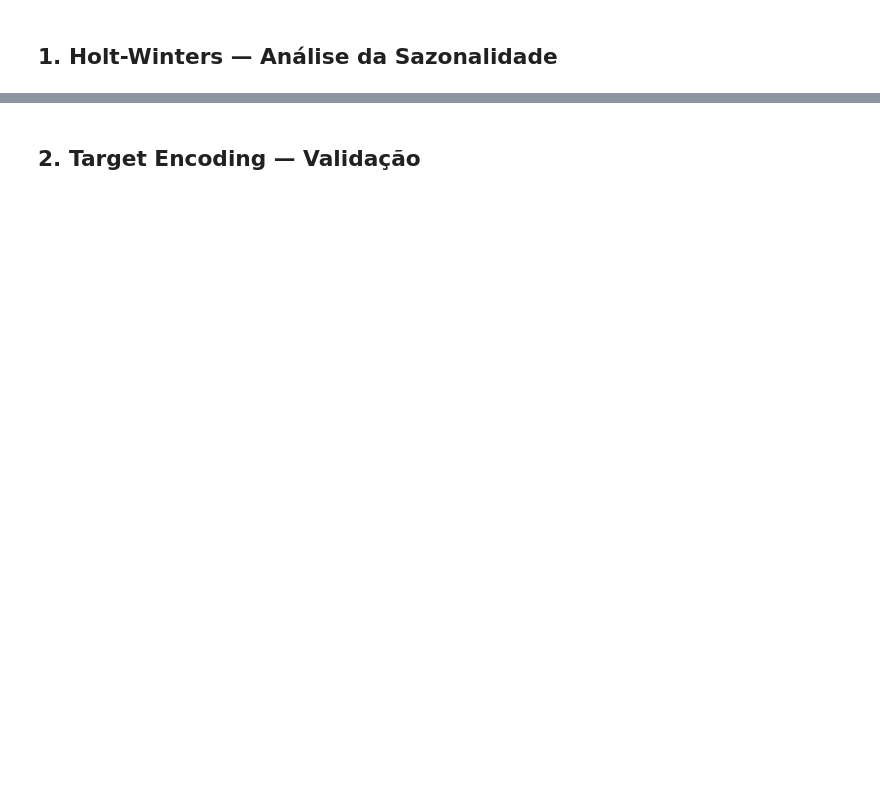
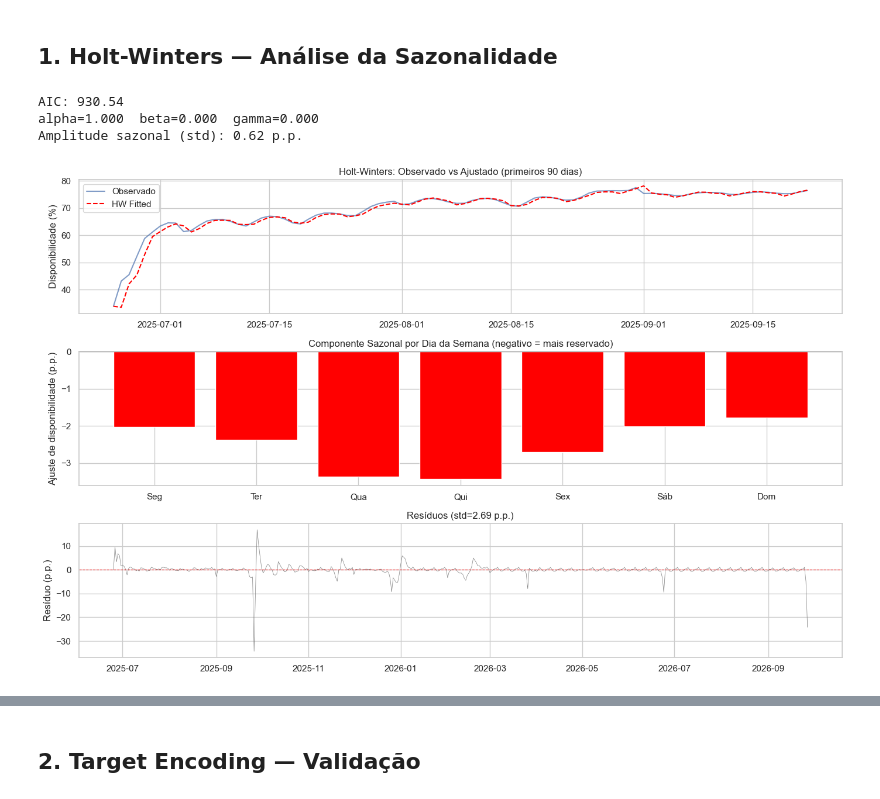
Before and after one commit to Caio-Fis/airbnb-price-optimizer-rio, a Jupyter notebook: notebooks/02_feature_engineering.ipynb, the cells around one changed output, grey strips where cells are left out. Drawn from its saved outputs; the diff is of its cells as text; code cells hidden in the pictures; blank space fills up the shorter version.

```diff
--- a/notebooks/02_feature_engineering.ipynb
+++ b/notebooks/02_feature_engineering.ipynb
@@ -26,63 +30,80 @@ PROCESSED_PATH = Path('../data/processed')
 # %% [markdown]
 ## 1. Holt-Winters — Análise da Sazonalidade
 # %%
+# Holt-Winters sobre disponibilidade diária
+# (preço do calendário é 100% nulo nesse scrape do Inside Airbnb para o Rio)
 import pandas as pd
 import numpy as np
 from statsmodels.tsa.holtwinters import ExponentialSmoothing
 from pathlib import Path
 
-RAW_PATH = Path('../data/raw')
-CITY = 'rio-de-janeiro'
+PROCESSED_PATH = Path('../data/processed')
 
-calendar = pd.read_csv(RAW_PATH / f'{CITY}_calendar.csv.gz', compression='gzip', parse_dates=['date'])
-calendar['price_num'] = (
-    calendar['price'].astype(str)
-    .str.replace(r'[$,]', '', regex=True)
-    .astype(float)
-)
-daily = calendar.groupby('date')['price_num'].median().sort_index().asfreq('D').interpolate()
+def load_calendar_avail(snapshot: str) -> pd.Series:
+    """Lê Parquet do calendário e retorna taxa de disponibilidade diária (%)."""
+    df = pd.read_parquet(
+        PROCESSED_PATH / f'calendar_{snapshot}.parquet',
+        columns=['date', 'available'],
+    )
+    df['is_avail'] = (df['available'] == 't').astype('int8')
+    return df.groupby('date')['is_avail'].mean().mul(100).sort_index()
+
+agg_jun = load_calendar_avail('jun2025').rename('jun')
+agg_set = load_calendar_avail('set2025').rename('set')
+
+# Combinar: setembro tem prioridade em datas sobrepostas
+daily_avail = agg_jun.combine_first(agg_set)
+daily_avail.update(agg_set)
+daily_avail = daily_avail.asfreq('D').interpolate()
 
 # Ajuste Holt-Winters
 hw_model = ExponentialSmoothing(
-    daily, trend='add', seasonal='add',
+    daily_avail, trend='add', seasonal='add',
     seasonal_periods=7, initialization_method='estimated'
 ).fit(optimized=True)
 
 print(f'AIC: {hw_model.aic:.2f}')
-print(f'Parâmetros: alpha={hw_model.params["smoothing_level"]:.3f}, '
-      f'beta={hw_model.params["smoothing_trend"]:.3f}, '
+print(f'alpha={hw_model.params["smoothing_level"]:.3f}  '
+      f'beta={hw_model.params["smoothing_trend"]:.3f}  '
       f'gamma={hw_model.params["smoothing_seasonal"]:.3f}')
+print(f'Amplitude sazonal (std): {hw_model.season.std():.2f} p.p.')
+# %% [output]
+AIC: 930.54
+alpha=1.000  beta=0.000  gamma=0.000
+Amplitude sazonal (std): 0.62 p.p.
 # %%
-# Visualização dos componentes
 fig, axes = plt.subplots(3, 1, figsize=(14, 9), sharex=False)
 
-# Fitted vs Observed
-sample = daily.iloc[:90]
-fitted_sample = hw_model.fittedvalues.iloc[:90]
+# Fitted vs Observed (primeiros 90 dias)
+sample = daily_avail.iloc[:90]
 axes[0].plot(sample.index, sample.values, label='Observado', alpha=0.7)
-axes[0].plot(fitted_sample.index, fitted_sample.values, label='HW Fitted', linestyle='--', color='red')
+axes[0].plot(sample.index, hw_model.fittedvalues.iloc[:90].values,
+             label='HW Fitted', linestyle='--', color='red')
 axes[0].set_title('Holt-Winters: Observado vs Ajustado (primeiros 90 dias)')
+axes[0].set_ylabel('Disponibilidade (%)')
 axes[0].legend()
-axes[0].set_ylabel('R$')
 
 # Componente sazonal semanal
 seasonal_week = hw_model.season.iloc[:7]
-days = ['Seg', 'Ter', 'Qua', 'Qui', 'Sex', 'Sab', 'Dom']
-axes[1].bar(days, seasonal_week.values, color='teal')
+days = ['Seg', 'Ter', 'Qua', 'Qui', 'Sex', 'Sáb', 'Dom']
+colors = ['red' if v < 0 else 'teal' for v in seasonal_week.values]
+axes[1].bar(days, seasonal_week.values, color=colors)
 axes[1].axhline(0, color='black', linewidth=0.8)
-axes[1].set_title('Componente Sazonal por Dia da Semana')
-axes[1].set_ylabel('Ajuste de preço (R$)')
+axes[1].set_title('Componente Sazonal por Dia da Semana (negativo = mais reservado)')
+axes[1].set_ylabel('Ajuste de disponibilidade (p.p.)')
 
 # Resíduos
-residuals = daily - hw_model.fittedvalues
+residuals = daily_avail - hw_model.fittedvalues
 axes[2].plot(residuals.index, residuals.values, linewidth=0.5, color='gray')
 axes[2].axhline(0, color='red', linewidth=0.8, linestyle='--')
-axes[2].set_title(f'Resíduos (std={residuals.std():.2f})')
-axes[2].set_ylabel('Resíduo (R$)')
+axes[2].set_title(f'Resíduos (std={residuals.std():.2f} p.p.)')
+axes[2].set_ylabel('Resíduo (p.p.)')
 
 plt.tight_layout()
 plt.savefig(PROCESSED_PATH / 'eda_holtwinters.png', bbox_inches='tight')
 plt.show()
+# %% [output]
+[figure, added]
 # %%
 # Previsão 30 dias à frente
 forecast = hw_model.forecast(30)
```
Also changed, not shown: parts of 12 cells of this notebook, 29 other files.
